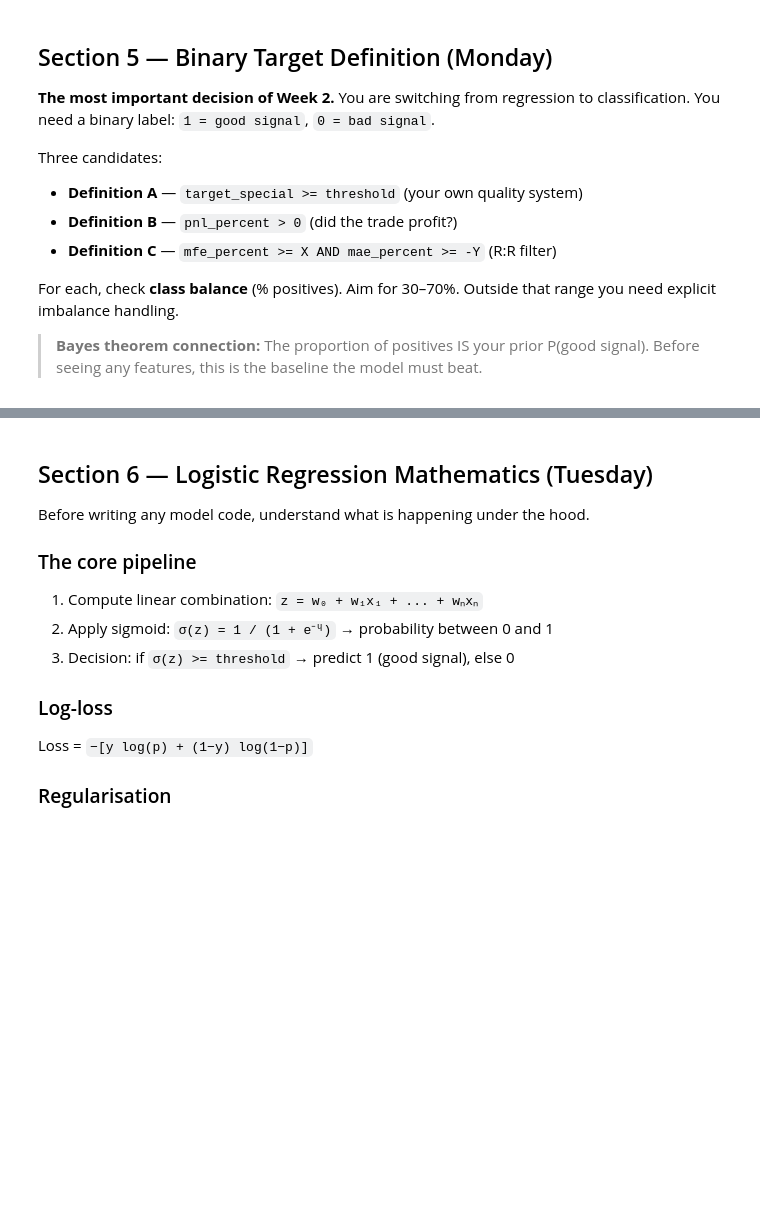
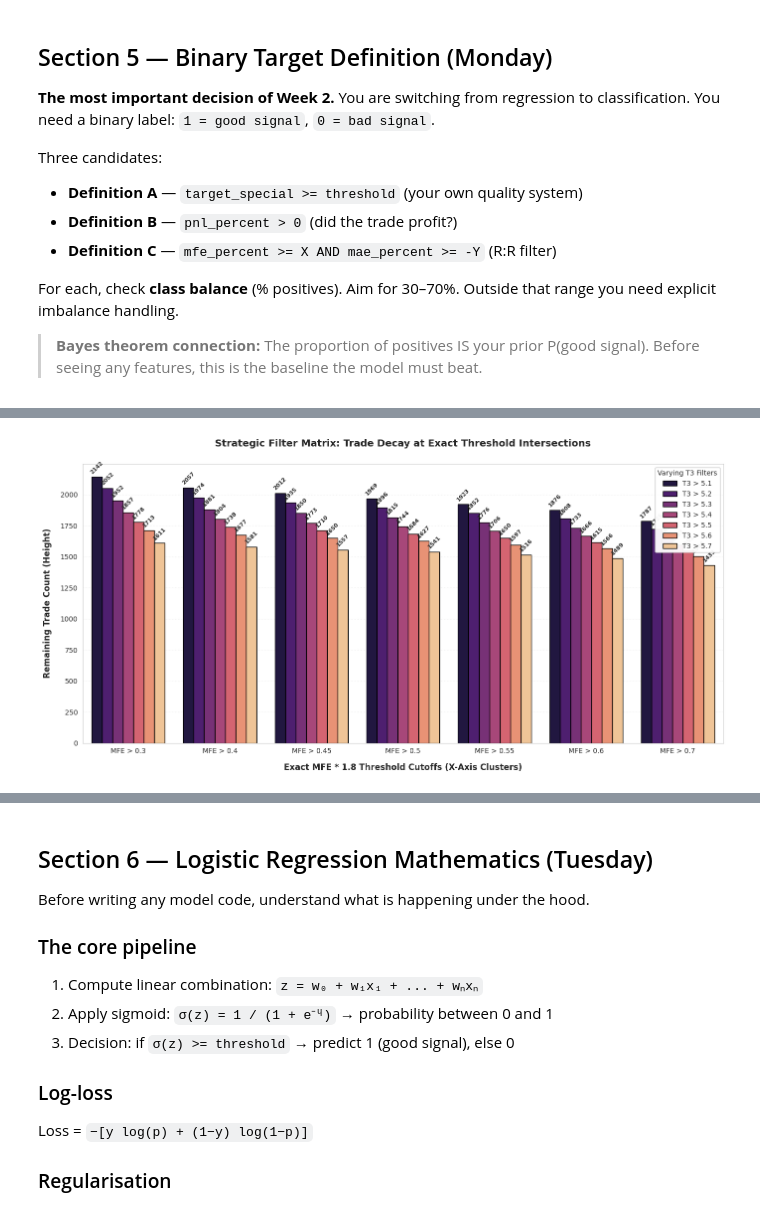
Before and after one commit to Jeshurun-B/EMA-optimizer-pipeline-v2, a Jupyter notebook: coolab_notebooks/week2_logistic_regression v2.ipynb, the cells around one changed output, grey strips where cells are left out. Saved outputs shown, nothing was run; the diff lists cells and outputs as text; code cells hidden in the pictures; blank space fills up the shorter version.

```diff
--- a/coolab_notebooks/week2_logistic_regression v2.ipynb
+++ b/coolab_notebooks/week2_logistic_regression v2.ipynb
@@ -440,0 +485,65 @@ df = df.drop(['classification_target_2'], axis = 1)
+# %%
+import numpy as np
+import pandas as pd
+import matplotlib.pyplot as plt
+import seaborn as sns
+
+# 1. Define the exact, granular threshold points you want to test
+mfe_points = [0.3, 0.4, 0.45, 0.5, 0.55, 0.6, 0.7]
+t3_variants = [5.1, 5.2, 5.3, 5.4, 5.5, 5.6, 5.7]
+
+# 2. Build the matrix by computing the exact intersection counts
+matrix_rows = []
+for mfe_th in mfe_points:
+    for t3_th in t3_variants:
+        # Count trades matching BOTH criteria simultaneously
+        count = len(df[
+            ((df['mfe_percent'] ) > mfe_th) &
+            (df['T3_Assumption_Penalty'] > t3_th)
+        ])
+        matrix_rows.append({
+            'MFE_Threshold': f'MFE > {mfe_th}',
+            'T3_Threshold': f'T3 > {t3_th}',
+            'Trade_Count': count
+        })
+
+# Convert to DataFrame for plotting
+grid_df = pd.DataFrame(matrix_rows)
+
+# 3. Plot the precise clustered bar chart
+fig, ax = plt.subplots(figsize=(14, 7))
+
+sns.barplot(
+    data=grid_df,
+    x='MFE_Threshold',
+    y='Trade_Count',
+    hue='T3_Threshold',
+    palette='magma',  # Gives a distinct contrast variation for the T3 lines
+    edgecolor='black',
+    ax=ax
+)
+
+# 4. Add the exact numbers on top of every single bar
+for container in ax.containers:
+    ax.bar_label(
+        container,
+        fmt='%d',
+        padding=3,
+        fontsize=8,
+        fontweight='bold',
+        rotation=45  # Rotated slightly so numbers don't collide if counts are dense
+    )
+
+# 5. Presentation formatting
+ax.set_xlabel('Exact MFE * 1.8 Threshold Cutoffs (X-Axis Clusters)', fontsize=12, fontweight='bold', labelpad=12)
+ax.set_ylabel('Remaining Trade Count (Height)', fontsize=12, fontweight='bold', labelpad=12)
+ax.set_title('Strategic Filter Matrix: Trade Decay at Exact Threshold Intersections', pad=25, fontsize=14, fontweight='bold')
+ax.grid(axis='y', linestyle=':', alpha=0.4)
+
+# Place legend cleanly
+ax.legend(title='Varying T3 Filters', loc='upper right', framealpha=0.95)
+
+plt.tight_layout()
+plt.show()
+# %% [output]
+[figure, added]
```
Also changed, not shown: parts of 20 cells of this notebook.
